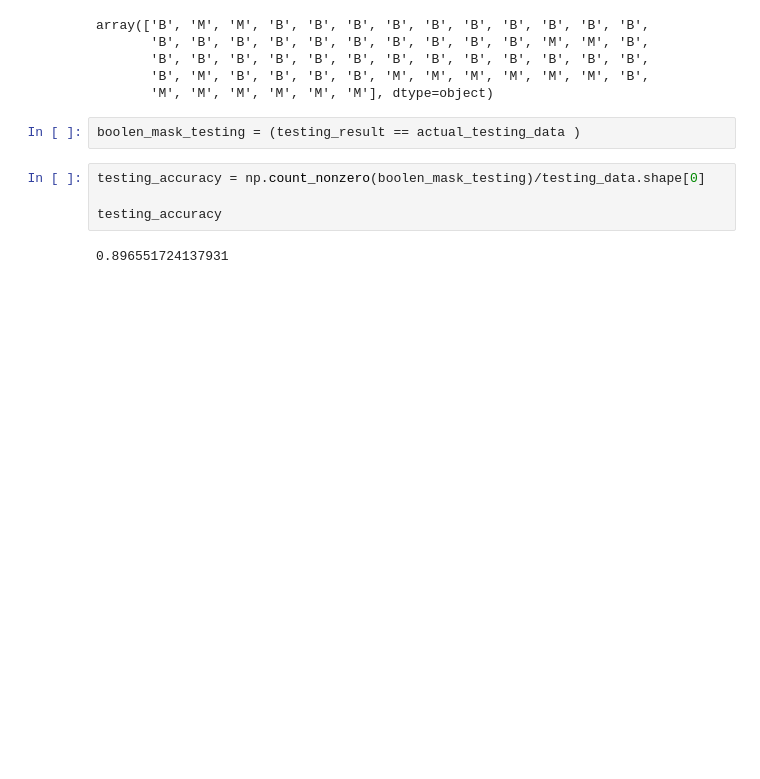
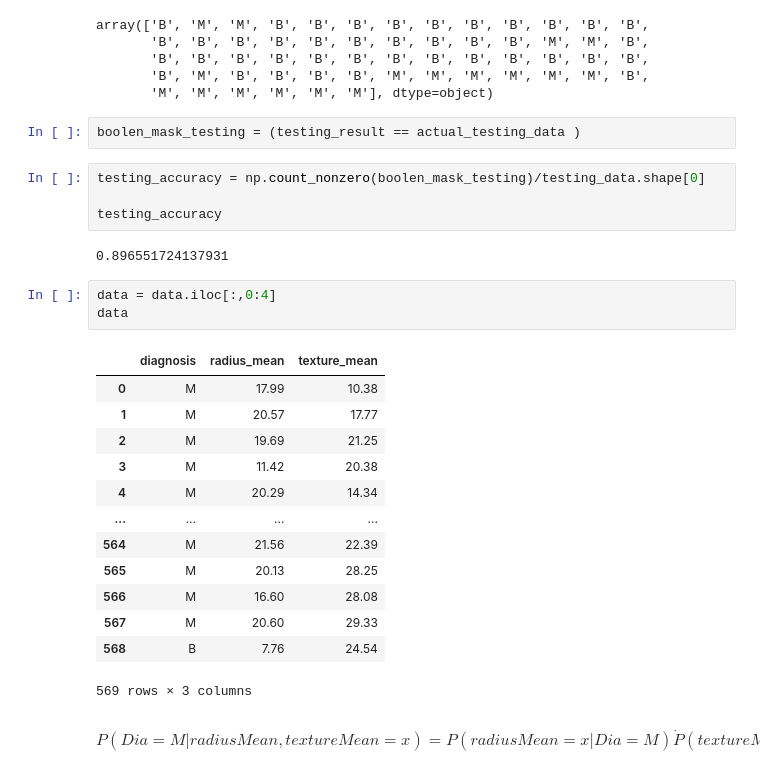
Before and after one commit to vikas-singh16/AIML, a Jupyter notebook: Naive Bayes Classification.ipynb, the cells around one changed output. Saved outputs shown, nothing was run; the diff lists cells and outputs as text; blank space fills up the shorter version.

```diff
--- a/Naive Bayes Classification.ipynb
+++ b/Naive Bayes Classification.ipynb
@@ -260,3 +265,24 @@ testing_accuracy = np.count_nonzero(boolen_mask_testing)/testing_data.shape[0]
 testing_accuracy
 # %% [output]
 0.896551724137931
+# %%
+data = data.iloc[:,0:4]
+data
+# %% [output]
+|  | diagnosis | radius_mean | texture_mean |
+| 0 | M | 17.99 | 10.38 |
+| 1 | M | 20.57 | 17.77 |
+| 2 | M | 19.69 | 21.25 |
+| 3 | M | 11.42 | 20.38 |
+| 4 | M | 20.29 | 14.34 |
+| ... | ... | ... | ... |
+| 564 | M | 21.56 | 22.39 |
+| 565 | M | 20.13 | 28.25 |
+| 566 | M | 16.60 | 28.08 |
+| 567 | M | 20.60 | 29.33 |
+| 568 | B | 7.76 | 24.54 |
+569 rows × 3 columns
+# %% [markdown]
+\begin{equation}
+P(Dia = M|radiusMean,textureMean = x) = P(radiusMean = x | Dia = M)\dot P(textureMean = x | Dia = M)\dot P(Dia = M)
+\end{equation}
```
Also changed, not shown: parts of 26 cells of this notebook.
